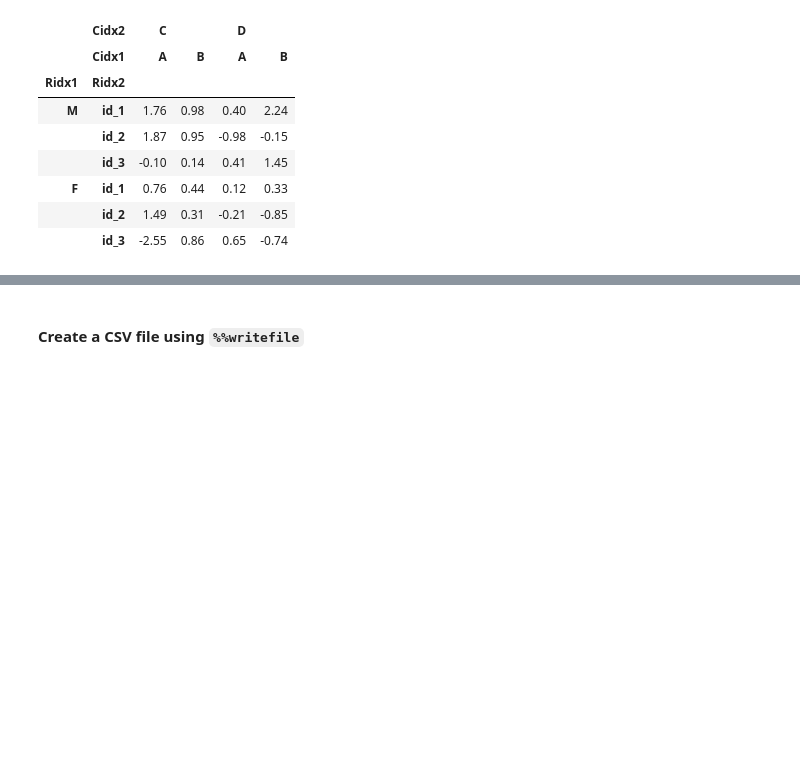
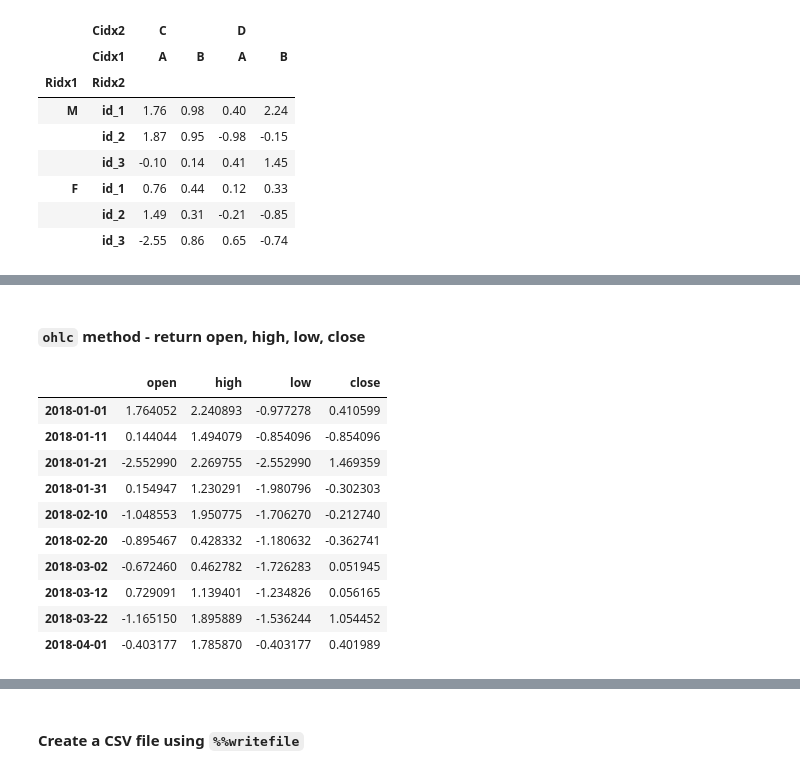
Before and after one commit to baegwangbin/TIL, a Jupyter notebook: Python/Pandas_new.ipynb, the cells around one changed output, grey strips where cells are left out. Saved outputs shown, nothing was run; the diff lists cells and outputs as text; code cells hidden in the pictures; blank space fills up the shorter version.

```diff
--- a/Python/Pandas_new.ipynb
+++ b/Python/Pandas_new.ipynb
@@ -1196,0 +1751,4 @@ df6.sort_index(axis=1, level=0)
+# %%
+np.random.seed(0)
+ts = pd.Series(np.random.randn(100), index=pd.date_range("2018-1-1", periods=100, freq="D"))
+ts.tail(20)
@@ -1196,0 +1808,16 @@ df6.sort_index(axis=1, level=0)
+# %% [markdown]
+#### `ohlc` method - return open, high, low, close
+# %%
+ts.resample('10D').ohlc()
+# %% [output]
+|  | open | high | low | close |
+| 2018-01-01 | 1.764052 | 2.240893 | -0.977278 | 0.410599 |
+| 2018-01-11 | 0.144044 | 1.494079 | -0.854096 | -0.854096 |
+| 2018-01-21 | -2.552990 | 2.269755 | -2.552990 | 1.469359 |
+| 2018-01-31 | 0.154947 | 1.230291 | -1.980796 | -0.302303 |
+| 2018-02-10 | -1.048553 | 1.950775 | -1.706270 | -0.212740 |
+| 2018-02-20 | -0.895467 | 0.428332 | -1.180632 | -0.362741 |
+| 2018-03-02 | -0.672460 | 0.462782 | -1.726283 | 0.051945 |
+| 2018-03-12 | 0.729091 | 1.139401 | -1.234826 | 0.056165 |
+| 2018-03-22 | -1.165150 | 1.895889 | -1.536244 | 1.054452 |
+| 2018-04-01 | -0.403177 | 1.785870 | -0.403177 | 0.401989 |
```
Also changed, not shown: parts of 82 cells of this notebook.
